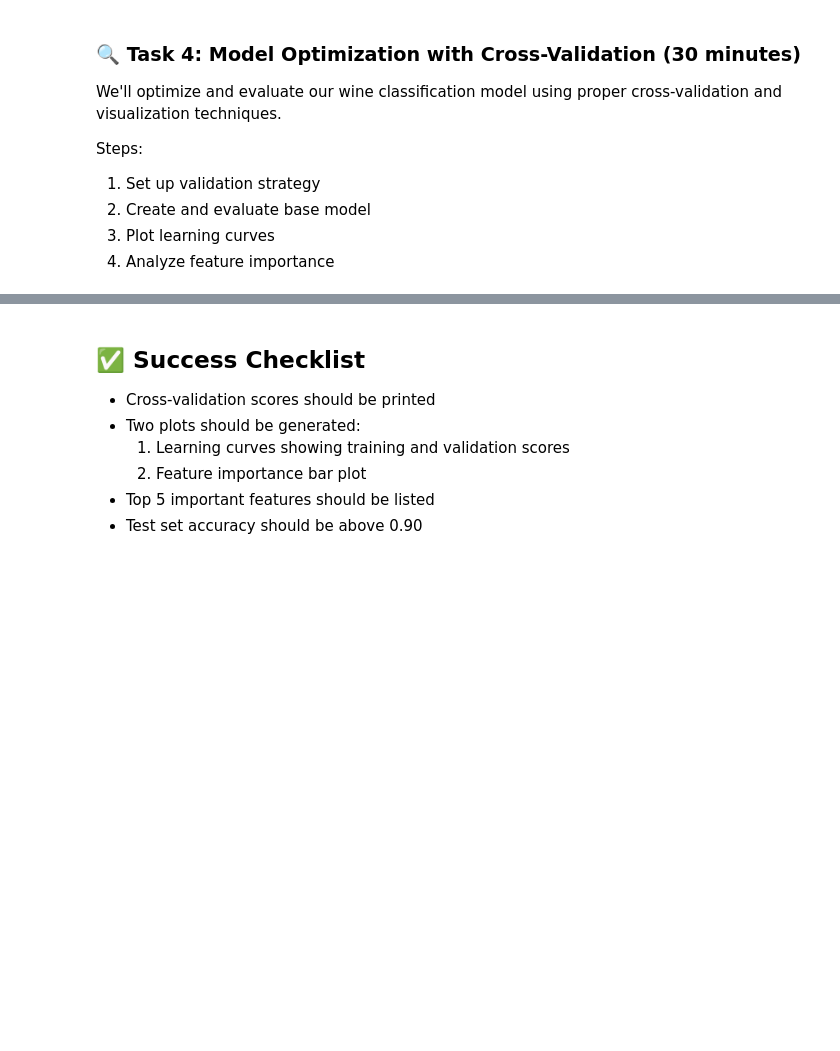
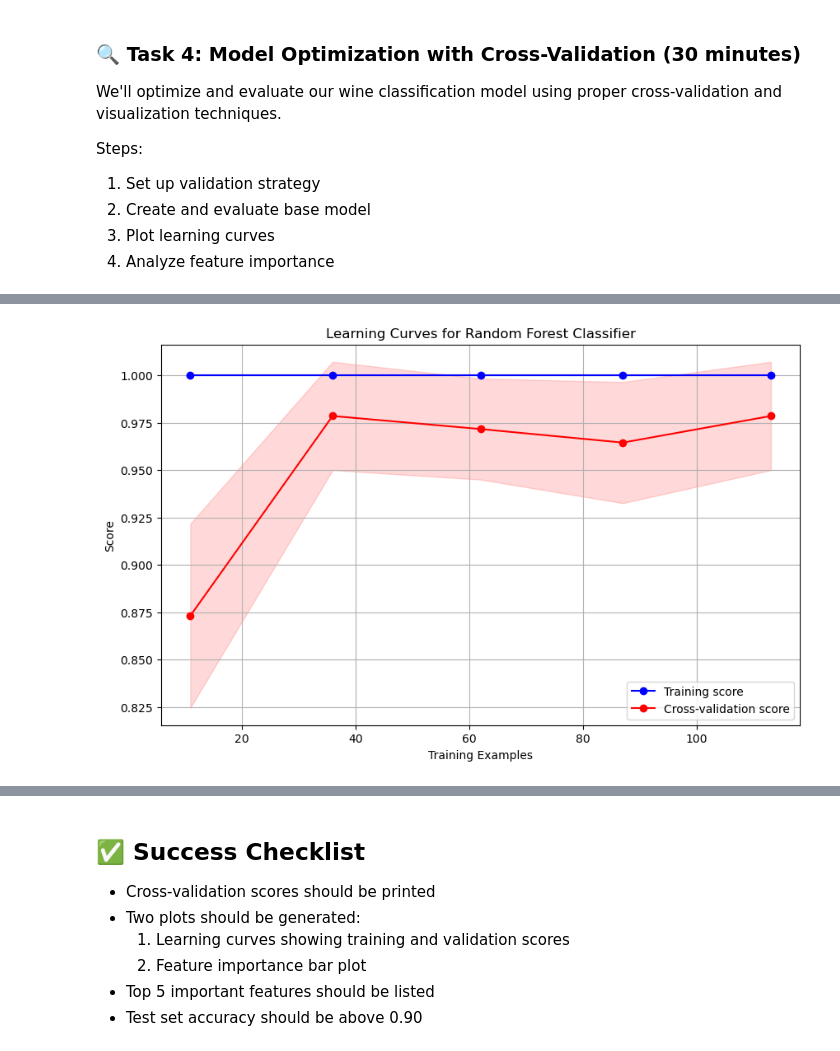
Before and after one commit to dennislamcv1/COURSERAML, a Jupyter notebook: Advanced Machine Learning Techniques/capstone.ipynb, the cells around one changed output, grey strips where cells are left out. Cells and saved outputs as stored; diff of their text form; code cells hidden in the pictures; blank space fills up the shorter version.

```diff
--- a/Advanced Machine Learning Techniques/capstone.ipynb
+++ b/Advanced Machine Learning Techniques/capstone.ipynb
@@ -191,13 +256,94 @@ Steps:
 3. Plot learning curves
 4. Analyze feature importance
 # %%
-# Step 1: Set up validation strategy
+# Load wine dataset
+wine = load_wine()
+X = wine.data
+y = wine.target
+
+# Split the data first
+X_train, X_test, y_train, y_test = train_test_split(X, y, test_size=0.2, random_state=42)
 
 
-# Step 2: Create and evaluate base model
+
+# Scale the features
+scaler = StandardScaler()
+X_train_scaled = scaler.fit_transform(X_train)
+X_test_scaled = scaler.transform(X_test)
+
+# Initialize the classifier
+rf = RandomForestClassifier(
+    n_estimators=100,
+    max_depth=10,
+    random_state=42
+)
 
 
+# Step 1: Set up validation strategy
+print("Performing cross-validation...")
+cv_scores = cross_val_score(rf, X_train_scaled, y_train, cv=5)
+print(f"Cross-validation scores: {cv_scores}")
+print(f"Average CV score: {cv_scores.mean():.3f} (+/- {cv_scores.std() * 2:.3f})")
+
+# Step 2: Create and evaluate base model
+print("\nGenerating learning curves...")
+train_sizes = np.linspace(0.1, 1.0, 5)
+train_sizes, train_scores, val_scores = learning_curve(
+    rf,
+    X_train_scaled,
+    y_train,
+    train_sizes=train_sizes,
+    cv=5,
+    n_jobs=-1,
+    scoring='accuracy'
+)
+
 # Step 3: Plot learning curves
+# Calculate mean and std for training and validation scores
+train_mean = np.mean(train_scores, axis=1)
+train_std = np.std(train_scores, axis=1)
+val_mean = np.mean(val_scores, axis=1)
+val_std = np.std(val_scores, axis=1)
 
+# Plot learning curves
+plt.figure(figsize=(10, 6))
+plt.plot(train_sizes, train_mean, label='Training score', color='blue', marker='o')
+plt.fill_between(train_sizes, train_mean - train_std, train_mean + train_std, alpha=0.15, color='blue')
+plt.plot(train_sizes, val_mean, label='Cross-validation score', color='red', marker='o')
+plt.fill_between(train_sizes, val_mean - val_std, val_mean + val_std, alpha=0.15, color='red')
+
+plt.xlabel('Training Examples')
+plt.ylabel('Score')
+plt.title('Learning Curves for Random Forest Classifier')
+plt.legend(loc='lower right')
+plt.grid(True)
+plt.show()
 
 # Step 4: Analyze feature importance
+# Train the model and get feature importance
+rf.fit(X_train_scaled, y_train)
+
+# Create feature importance plot
+feature_importance = rf.feature_importances_
+feature_names = wine.feature_names
+sorted_idx = np.argsort(feature_importance)
+
+plt.figure(figsize=(10, 6))
+plt.barh(range(len(sorted_idx)), feature_importance[sorted_idx])
+plt.yticks(range(len(sorted_idx)), np.array(feature_names)[sorted_idx])
+plt.xlabel('Feature Importance')
+plt.title('Feature Importance in Wine Classification')
+plt.tight_layout()
+plt.show()
+
+# Print top 5 most important features
+top_features_idx = np.argsort(feature_importance)[::-1][:5]
+print("\nTop 5 Most Important Features:")
+for idx in top_features_idx:
+    print(f"{feature_names[idx]}: {feature_importance[idx]:.4f}")
+
+# Evaluate on test set
+y_pred = rf.predict(X_test_scaled)
+test_accuracy = rf.score(X_test_scaled, y_test)
+print(f"\nTest Set Accuracy: {test_accuracy:.3f}")
+# %% [output]
@@ -203,0 +355 @@ Steps:
+[figure, added]
```
Also changed, not shown: parts of 5 cells of this notebook.
